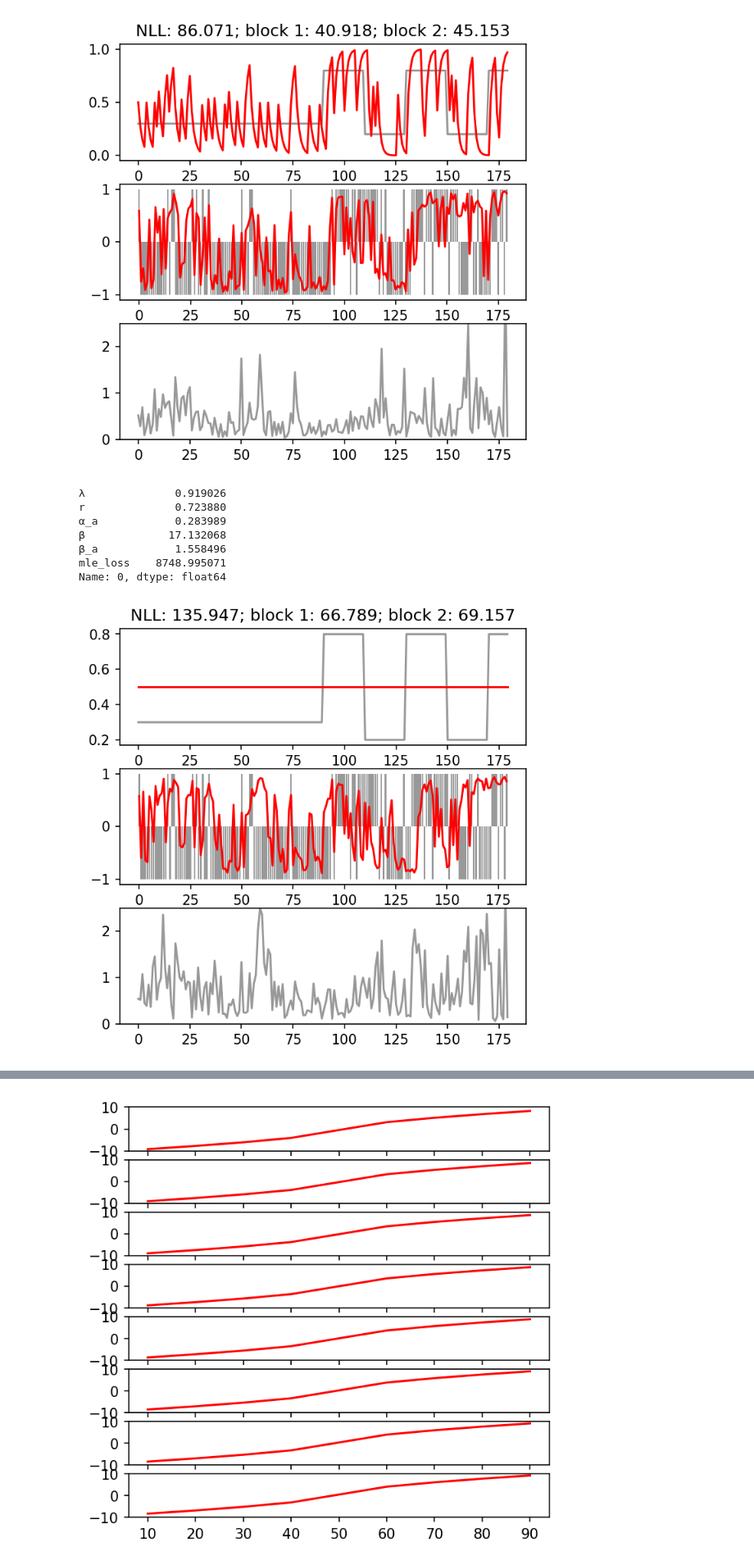
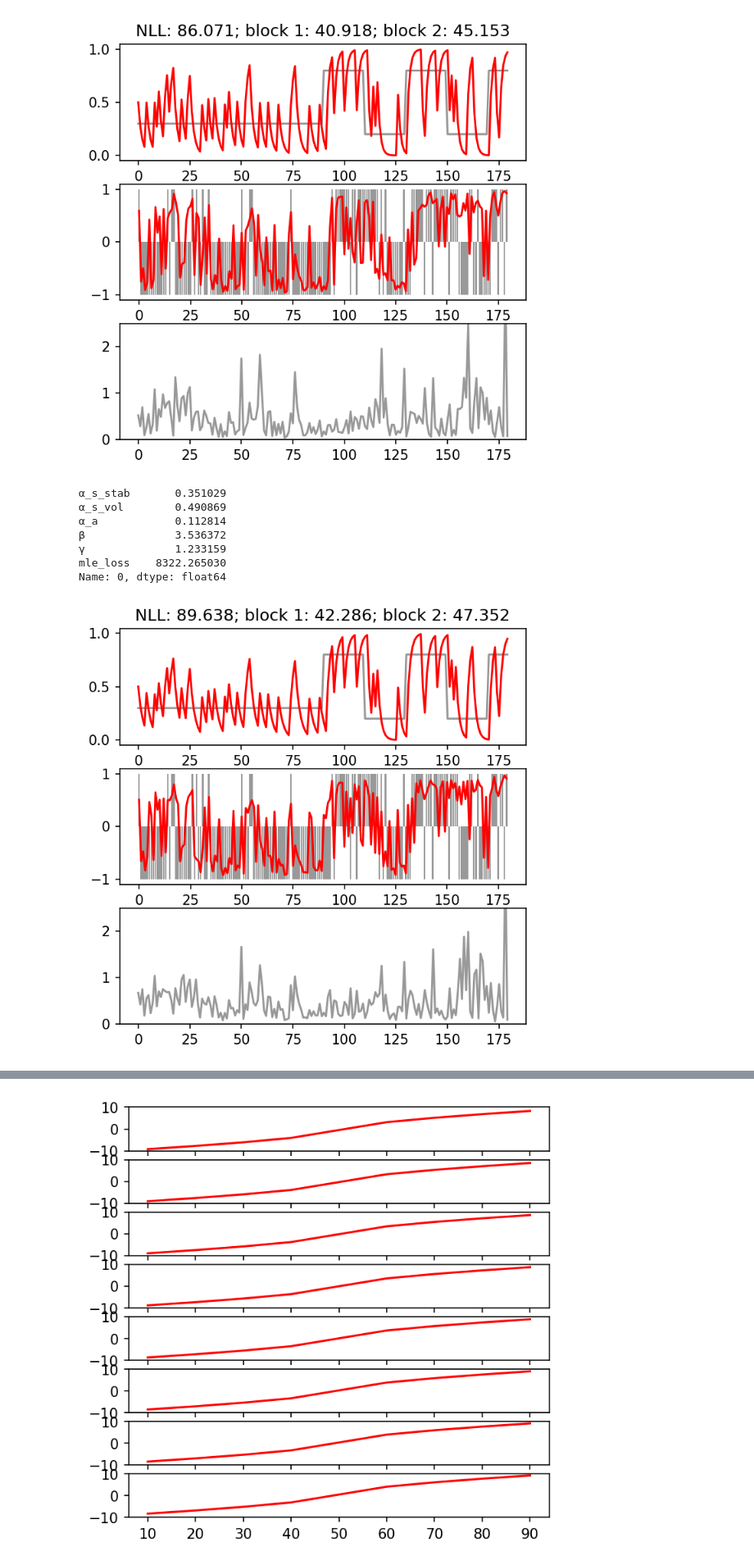
Before and after one commit to fangzefunny/vol-stab, a Jupyter notebook: sim-avg.ipynb, the cells around one changed output, grey strips where cells are left out. Shown at 82% size. Cells and saved outputs as stored; diff of their text form; code cells hidden in the pictures.

```diff
--- a/sim-avg.ipynb
+++ b/sim-avg.ipynb
@@ -111,13 +111,13 @@ mle_loss    8029.110901
 Name: 0, dtype: float64
 [figure]
 # %%
-plot_sim(sim( 'model11_m', sub_id, seed=1234))
+plot_sim(sim( 'RRmodel_f1', sub_id, seed=1234))
 # %% [output]
-λ              0.919026
-r              0.723880
-α_a            0.283989
-β             17.132068
-β_a            1.558496
-mle_loss    8748.995071
+α_s_stab       0.351029
+α_s_vol        0.490869
+α_a            0.112814
+β              3.536372
+γ              1.233159
+mle_loss    8322.265030
 Name: 0, dtype: float64
-[figure, old version]
+[figure, new version]
```
Also changed, not shown: parts of 6 cells of this notebook, 6 other files.
